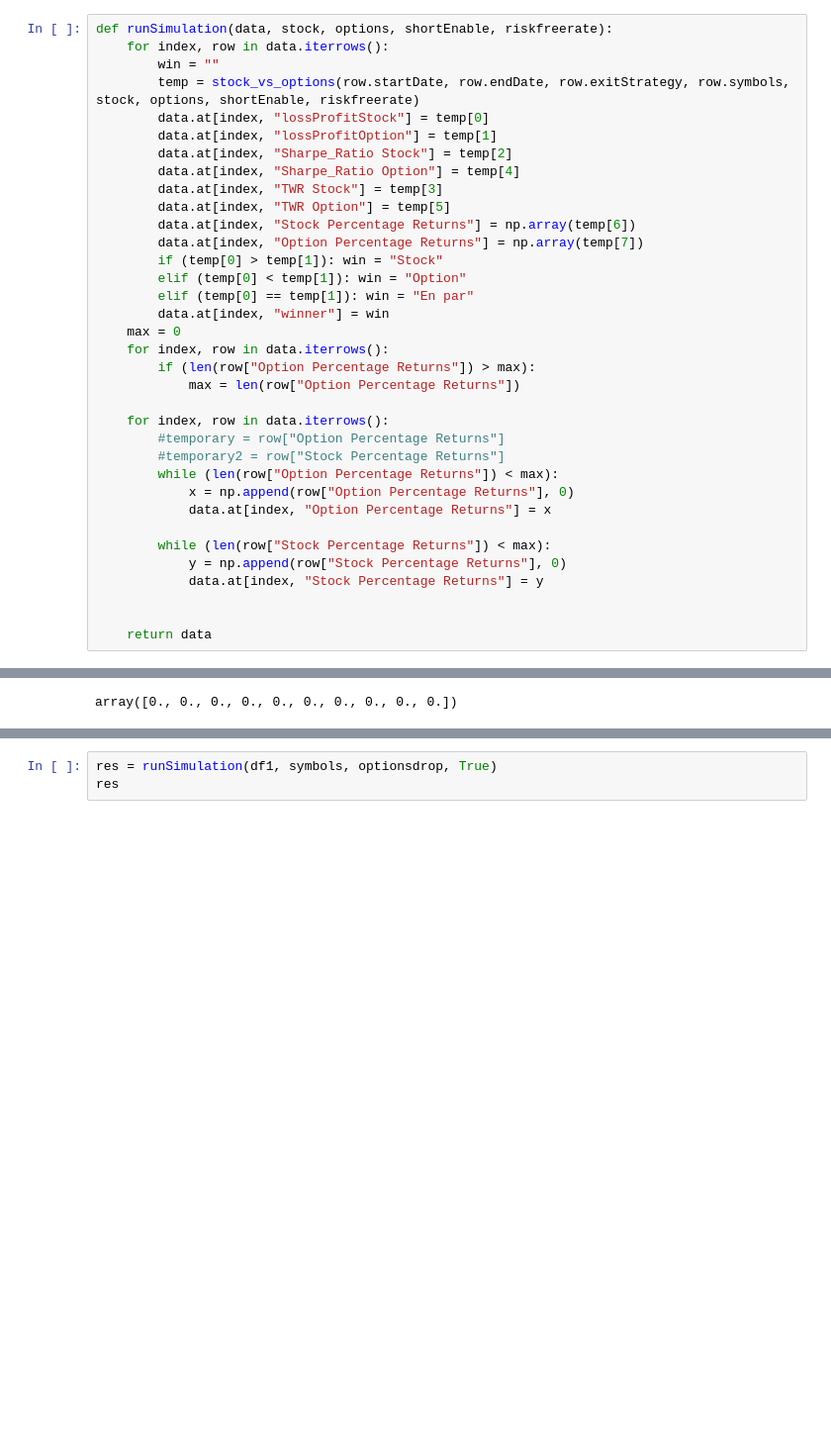
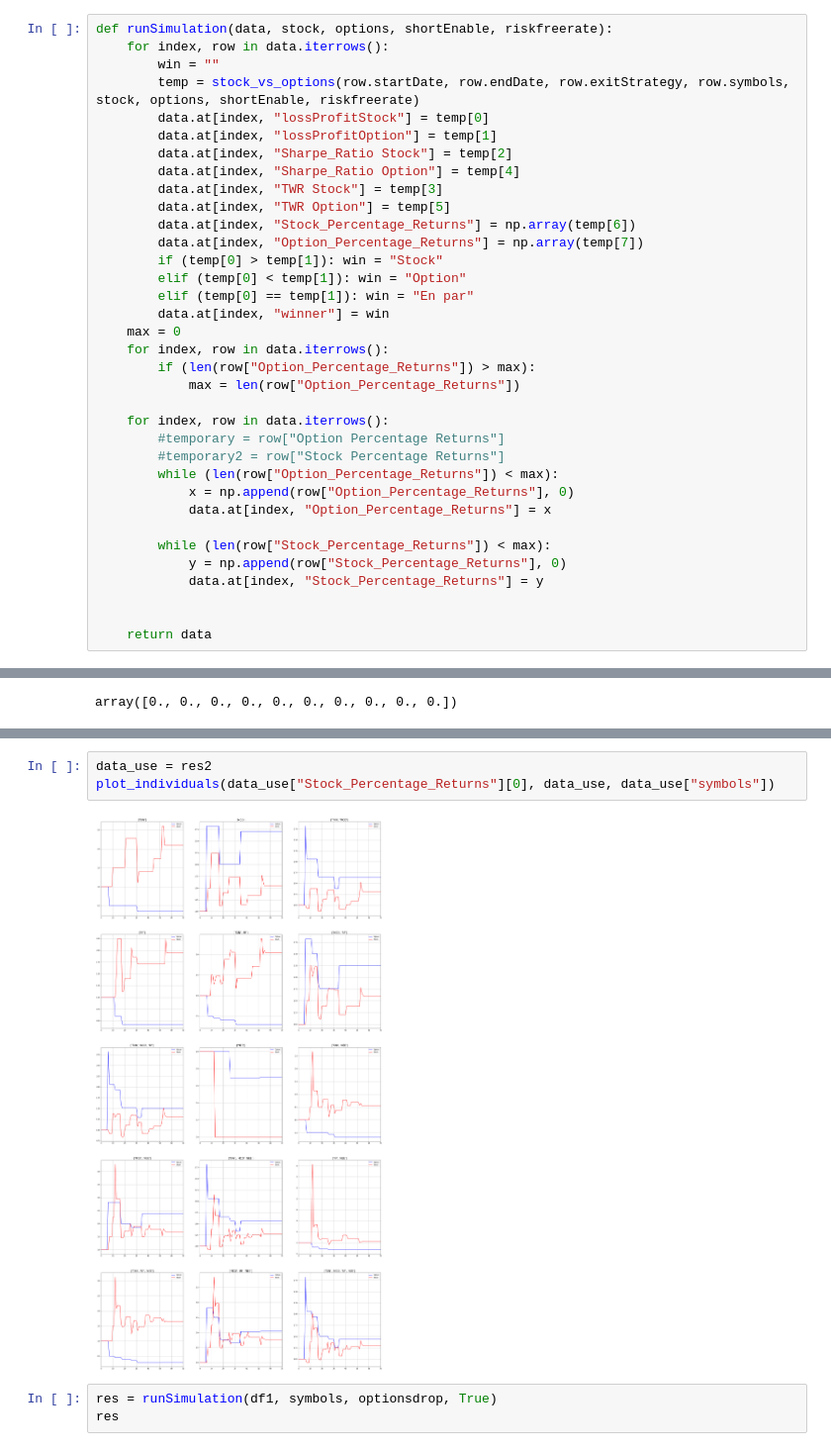
Before and after one commit to CalvinCottin/Option-Backtesting, a Jupyter notebook: Untitled-checkpoint.ipynb, the cells around one changed output, grey strips where cells are left out. Shown at 99% size. Drawn from its saved outputs; the diff is of its cells as text; blank space fills up the shorter version.

```diff
--- a/Untitled-checkpoint.ipynb
+++ b/Untitled-checkpoint.ipynb
@@ -281,27 +281,27 @@ def runSimulation(data, stock, options, shortEnable, riskfreerate):
         data.at[index, "Sharpe_Ratio Option"] = temp[4]
         data.at[index, "TWR Stock"] = temp[3]
         data.at[index, "TWR Option"] = temp[5]
-        data.at[index, "Stock Percentage Returns"] = np.array(temp[6])
-        data.at[index, "Option Percentage Returns"] = np.array(temp[7])
+        data.at[index, "Stock_Percentage_Returns"] = np.array(temp[6])
+        data.at[index, "Option_Percentage_Returns"] = np.array(temp[7])
         if (temp[0] > temp[1]): win = "Stock"
         elif (temp[0] < temp[1]): win = "Option"
         elif (temp[0] == temp[1]): win = "En par"
         data.at[index, "winner"] = win
     max = 0
     for index, row in data.iterrows():
-        if (len(row["Option Percentage Returns"]) > max):
-            max = len(row["Option Percentage Returns"])
+        if (len(row["Option_Percentage_Returns"]) > max):
+            max = len(row["Option_Percentage_Returns"])
 
     for index, row in data.iterrows():
         #temporary = row["Option Percentage Returns"]
         #temporary2 = row["Stock Percentage Returns"]
-        while (len(row["Option Percentage Returns"]) < max):
-            x = np.append(row["Option Percentage Returns"], 0)
-            data.at[index, "Option Percentage Returns"] = x
+        while (len(row["Option_Percentage_Returns"]) < max):
+            x = np.append(row["Option_Percentage_Returns"], 0)
+            data.at[index, "Option_Percentage_Returns"] = x
 
-        while (len(row["Stock Percentage Returns"]) < max):
-            y = np.append(row["Stock Percentage Returns"], 0)
-            data.at[index, "Stock Percentage Returns"] = y
+        while (len(row["Stock_Percentage_Returns"]) < max):
+            y = np.append(row["Stock_Percentage_Returns"], 0)
+            data.at[index, "Stock_Percentage_Returns"] = y
 
 
     return data
@@ -374,3 +479,8 @@ plotPortfolioValue(res2["Stock Percentage Returns"], res2["Option Percentage Ret
+# %%
+data_use = res2
+plot_individuals(data_use["Stock_Percentage_Returns"][0], data_use, data_use["symbols"])
+# %% [output]
+[figure, added]
 # %%
 res = runSimulation(df1, symbols, optionsdrop, True)
 res
```
Also changed, not shown: parts of 7 cells of this notebook.
